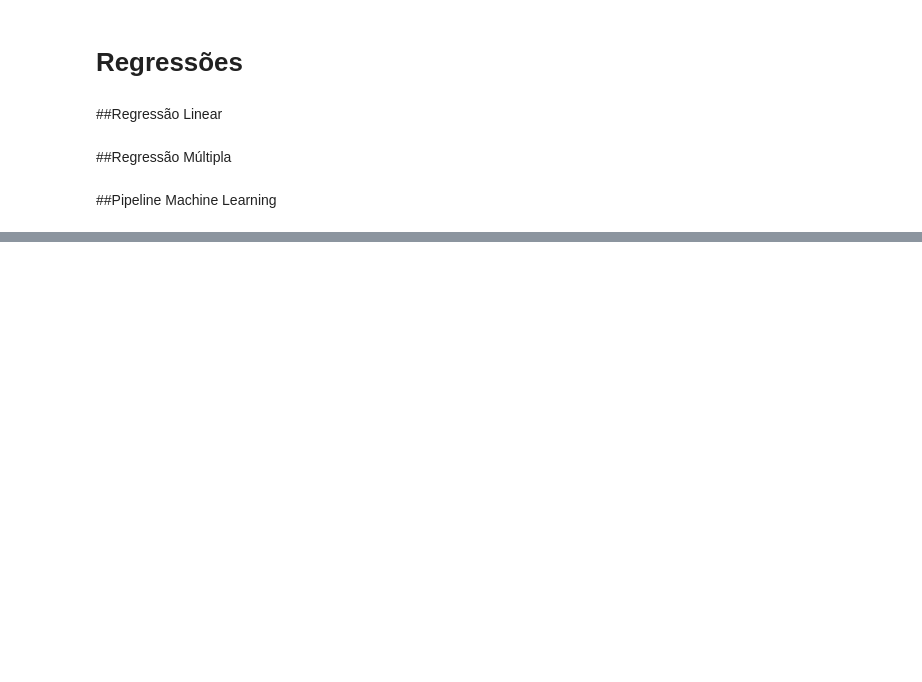
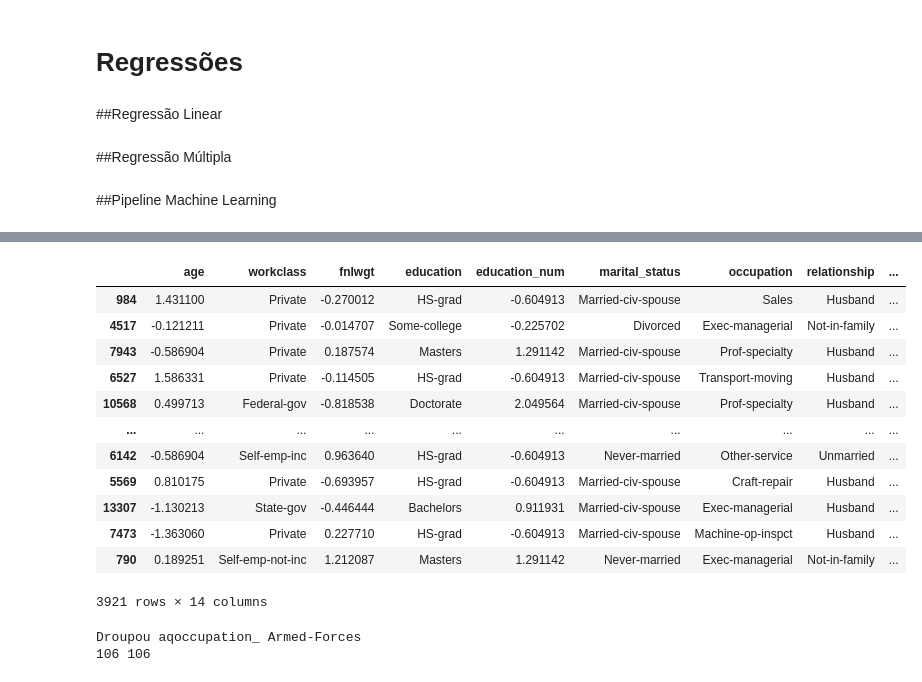
Before and after one commit to asafeclemente/data-science-project, a Jupyter notebook: Teste_de_hipótese.ipynb, the cells around one changed output, grey strips where cells are left out. Saved outputs shown, nothing was run; the diff lists cells and outputs as text; code cells hidden in the pictures; blank space fills up the shorter version.

```diff
--- a/Teste_de_hipótese.ipynb
+++ b/Teste_de_hipótese.ipynb
@@ -537,6 +537,15 @@ plt.xlabel('Actual hours_per_week');
 plt.ylabel('Predicted Age');
 plt.title('Figure 9: Scatter plot of actual vs. predicted age for the Full Model', fontsize=15);
 plt.show();
+# %%
+from imblearn.under_sampling import RandomUnderSampler
+
+def balance_data (X, y,random_state=42):
+
+    rus = RandomUnderSampler(random_state=random_state)
+    X, y = rus.fit_resample(X, y)
+
+    return X, y
 # %% [markdown]
 ##Pipeline Machine Learning
 # %%
@@ -565,26 +583,39 @@ from sklearn.model_selection import train_test_split
 
 y = df['salary']
 x = df.copy()
-x = x.drop('salary', axis=1)
+x_train = x.drop('salary', axis=1)
+x_train, y = balance_data(x_train, y)
 
-
-
-
-x_train, x_test, y_train, y_test = train_test_split(x, y, test_size = 0.25)
+x_train, x_test, y_train, y_test = train_test_split(x_train, y, test_size = 0.25)
 # %%
 ##x_train_Znormalizado
 
 # mean_train = x_train[numerical_categories].mean()
 # std_train = x_train[numerical_categories].std(ddof=1)
+from scipy import stats
 
 x_trn = x_train.copy()
 x_trn[numerical_categories] -= x_train[numerical_categories].mean()
 x_trn[numerical_categories] /= x_train[numerical_categories].std(ddof=1)
 x_trn
 ##x_test_Znormalizado.
 x_ten = x_test.copy()
-x_ten[numerical_categories] -= x_test[numerical_categories].mean()
-x_ten[numerical_categories] /= x_test[numerical_categories].std(ddof=1)
+x_ten[numerical_categories] -= x_train[numerical_categories].mean()
+x_ten[numerical_categories] /= x_train[numerical_categories].std(ddof=1)
 x_ten
+# %% [output]
+|  | age | workclass | fnlwgt | education | education_num | marital_status | occupation | relationship | ... |
+| 984 | 1.431100 | Private | -0.270012 | HS-grad | -0.604913 | Married-civ-spouse | Sales | Husband | ... |
+| 4517 | -0.121211 | Private | -0.014707 | Some-college | -0.225702 | Divorced | Exec-managerial | Not-in-family | ... |
+| 7943 | -0.586904 | Private | 0.187574 | Masters | 1.291142 | Married-civ-spouse | Prof-specialty | Husband | ... |
+| 6527 | 1.586331 | Private | -0.114505 | HS-grad | -0.604913 | Married-civ-spouse | Transport-moving | Husband | ... |
+| 10568 | 0.499713 | Federal-gov | -0.818538 | Doctorate | 2.049564 | Married-civ-spouse | Prof-specialty | Husband | ... |
+| ... | ... | ... | ... | ... | ... | ... | ... | ... | ... |
+| 6142 | -0.586904 | Self-emp-inc | 0.963640 | HS-grad | -0.604913 | Never-married | Other-service | Unmarried | ... |
+| 5569 | 0.810175 | Private | -0.693957 | HS-grad | -0.604913 | Married-civ-spouse | Craft-repair | Husband | ... |
+| 13307 | -1.130213 | State-gov | -0.446444 | Bachelors | 0.911931 | Married-civ-spouse | Exec-managerial | Husband | ... |
+| 7473 | -1.363060 | Private | 0.227710 | HS-grad | -0.604913 | Married-civ-spouse | Machine-op-inspct | Husband | ... |
+| 790 | 0.189251 | Self-emp-not-inc | 1.212087 | Masters | 1.291142 | Never-married | Exec-managerial | Not-in-family | ... |
+3921 rows × 14 columns
 # %%
 x_ten
@@ -596,3 +622,30 @@ x_trn.drop(columns=x_trn.columns[-1], inplace=True)
+# %%
+##Fazendo one-hot-encoding.
+x_trn = pd.get_dummies(x_trn)
+x_ten = pd.get_dummies(x_ten)
+#Removing extra columns
+a = set()
+b = set()
+
+for item in x_trn.columns:
+  a.add(item)
+for item  in x_ten.columns:
+  b.add(item)
+
+c = a-b
+d = b-a
+
+for item in c:
+    print(f'Droupou aq{item}')
+    x_trn.drop(item, axis=1,inplace=True)
+for item in d:
+    print(item)
+    x_ten.drop(item, axis=1, inplace=True)
+
+print(len(x_trn.columns), len(x_ten.columns))
+# %% [output]
+Droupou aqoccupation_ Armed-Forces
+106 106
 # %%
 from sklearn.linear_model import LogisticRegression
 from sklearn.neighbors import KNeighborsClassifier
```
Also changed, not shown: parts of 26 cells of this notebook.
